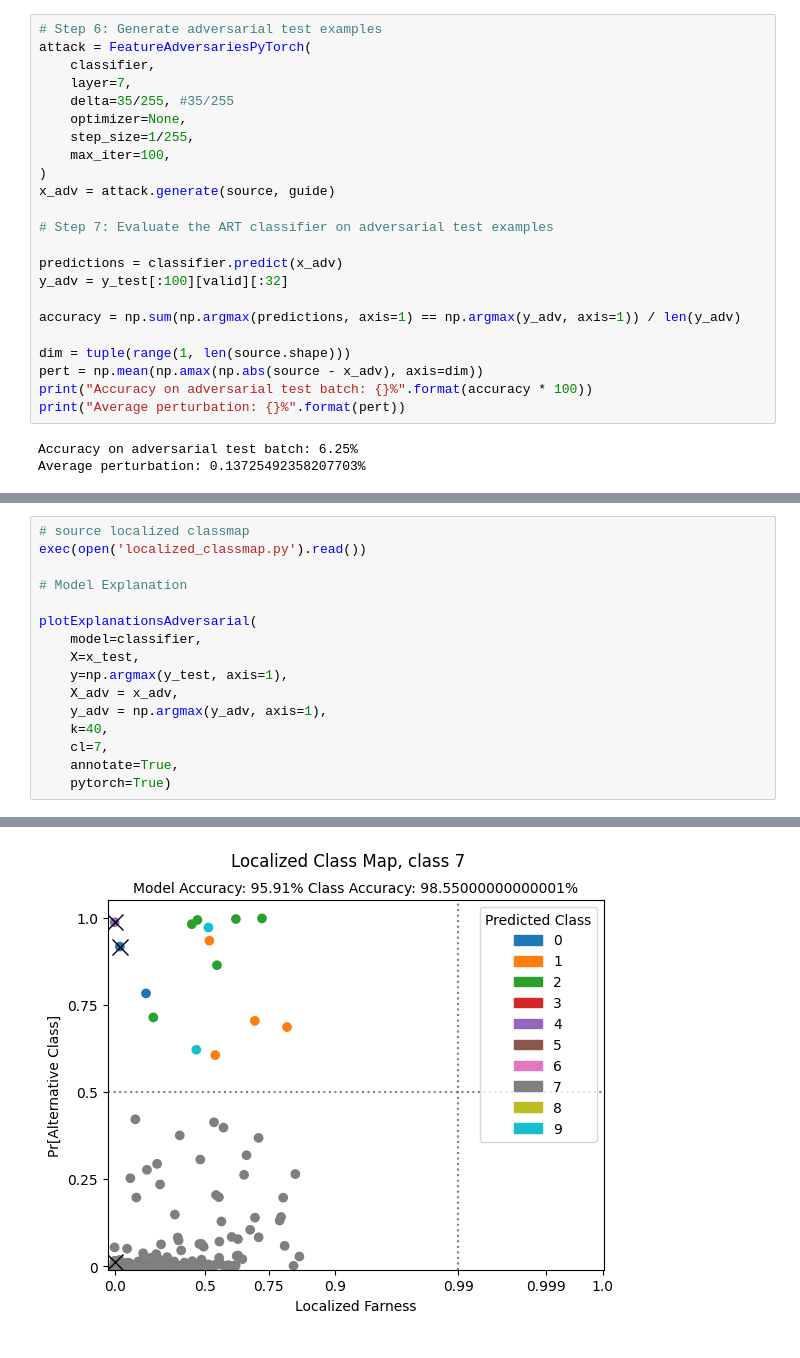
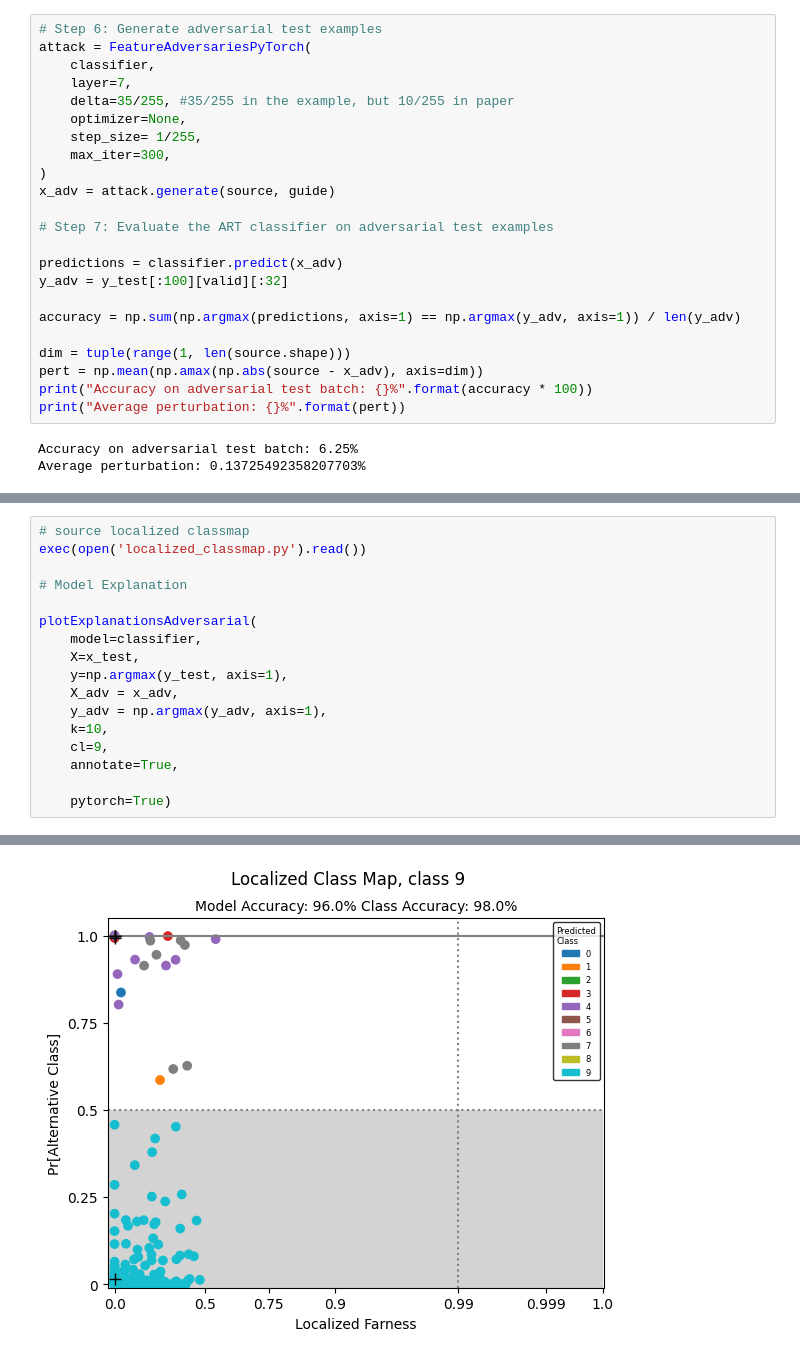
Before and after one commit to nurakawa/localized-classmap, a Jupyter notebook: attack_feature_adversaries_pytorch.ipynb, the cells around one changed output, grey strips where cells are left out. Drawn from its saved outputs; the diff is of its cells as text.

```diff
--- a/attack_feature_adversaries_pytorch.ipynb
+++ b/attack_feature_adversaries_pytorch.ipynb
@@ -87,10 +70,10 @@ guide = x_test[100:200][valid][:32]
 attack = FeatureAdversariesPyTorch(
     classifier,
     layer=7,
-    delta=35/255, #35/255
+    delta=35/255, #35/255 in the example, but 10/255 in paper
     optimizer=None,
-    step_size=1/255,
-    max_iter=100,
+    step_size= 1/255,
+    max_iter=300,
 )
 x_adv = attack.generate(source, guide)
 
@@ -164,8 +137,9 @@ plotExplanationsAdversarial(
     y=np.argmax(y_test, axis=1),
     X_adv = x_adv,
     y_adv = np.argmax(y_adv, axis=1),
-    k=40,
-    cl=7,
+    k=10,
+    cl=9,
     annotate=True,
+
     pytorch=True)
 # %% [output]
@@ -177 +153 @@ Nearest neighbor search complete !
-[figure, old version]
+[figure, new version]
```
Also changed, not shown: parts of 31 cells of this notebook, 9 other files.
